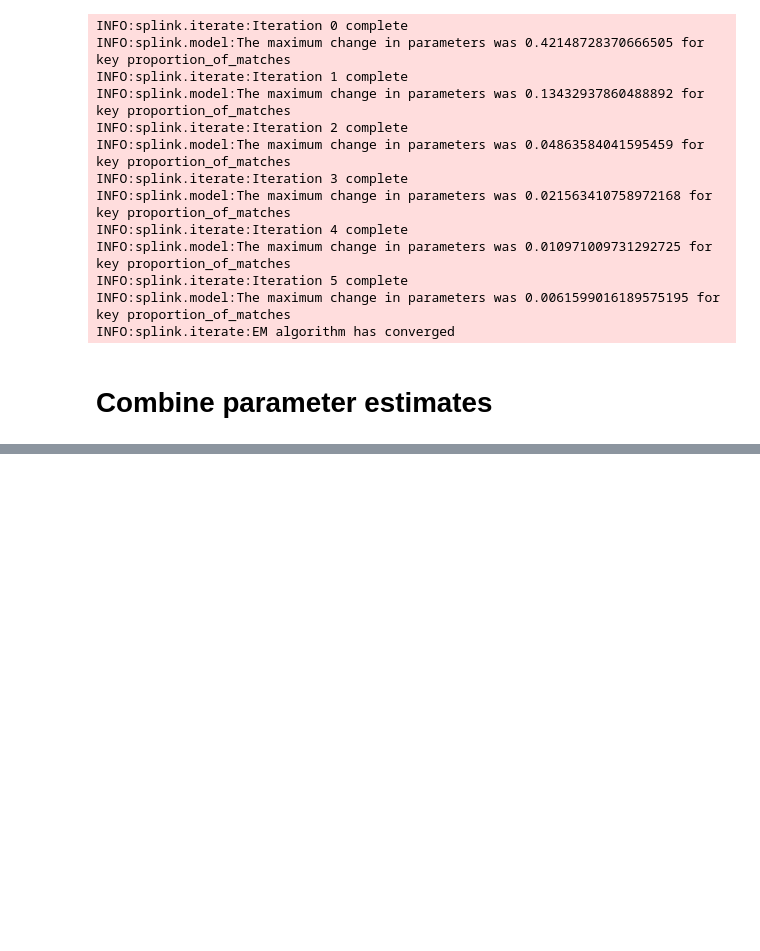
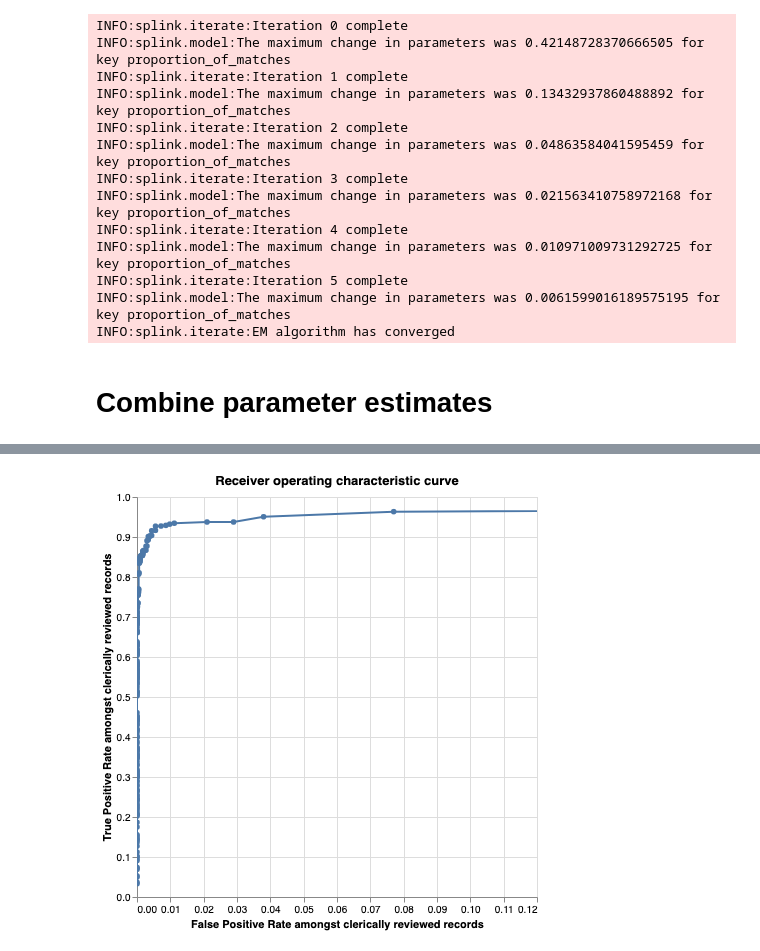
Before and after one commit to moj-analytical-services/splink_demos, a Jupyter notebook: combining_estimates.ipynb, the cells around one changed output, grey strips where cells are left out. Drawn from its saved outputs; the diff is of its cells as text; code cells hidden in the pictures; blank space fills up the shorter version.

```diff
--- a/combining_estimates.ipynb
+++ b/combining_estimates.ipynb
@@ -241,4 +241,7 @@ labels.head()
 # %%
+import altair as alt
+alt.renderers.enable('mimetype')
+
 from splink.truth import labels_with_splink_scores, roc_chart, precision_recall_chart
 labels_sp = spark.createDataFrame(labels)
 labels_and_scores = labels_with_splink_scores(labels_sp, df_e, "unique_id", spark, retain_all_cols=True)
@@ -248,3 +250,4 @@ roc_chart(labels_and_scores, spark)
+[figure, added]
 # %%
 from splink.truth import df_e_with_truth_categories
 # %%
```
Also changed, not shown: parts of 8 cells of this notebook.
